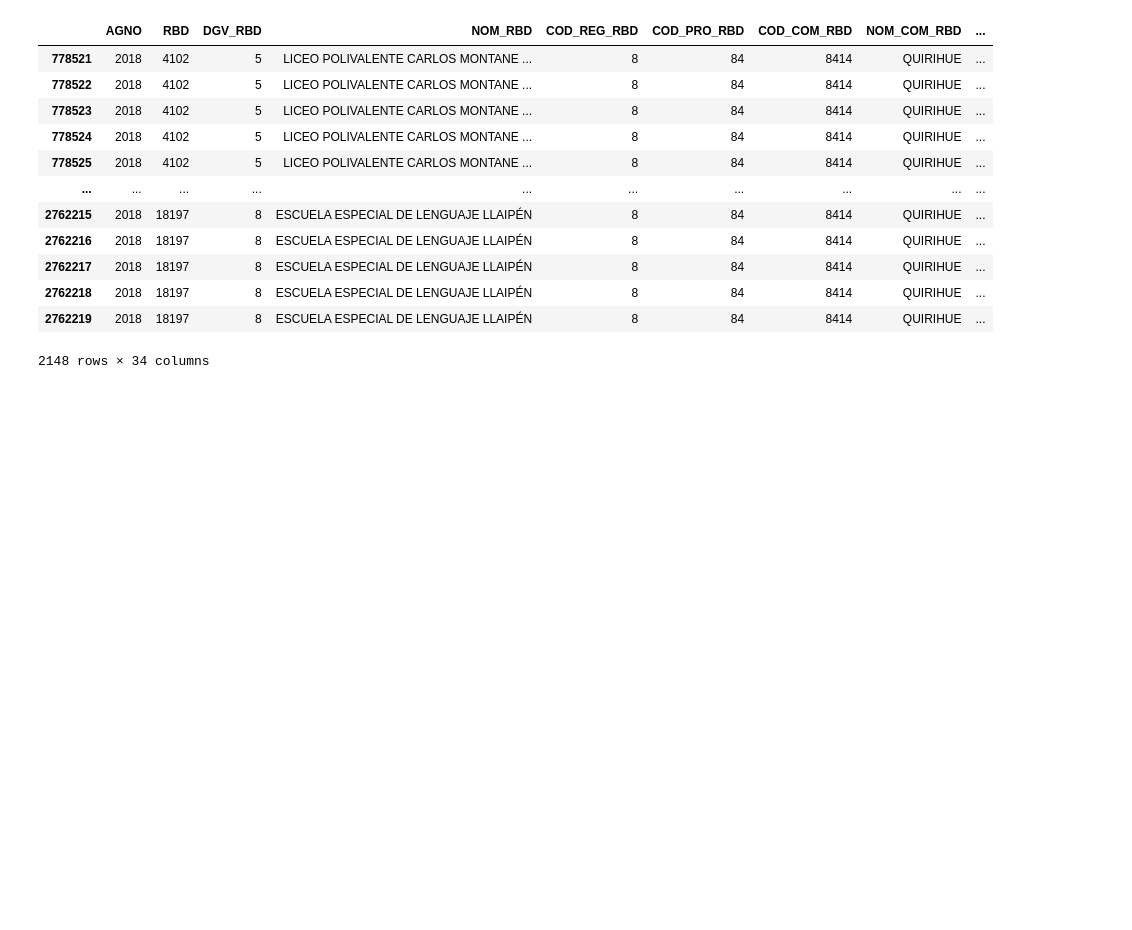
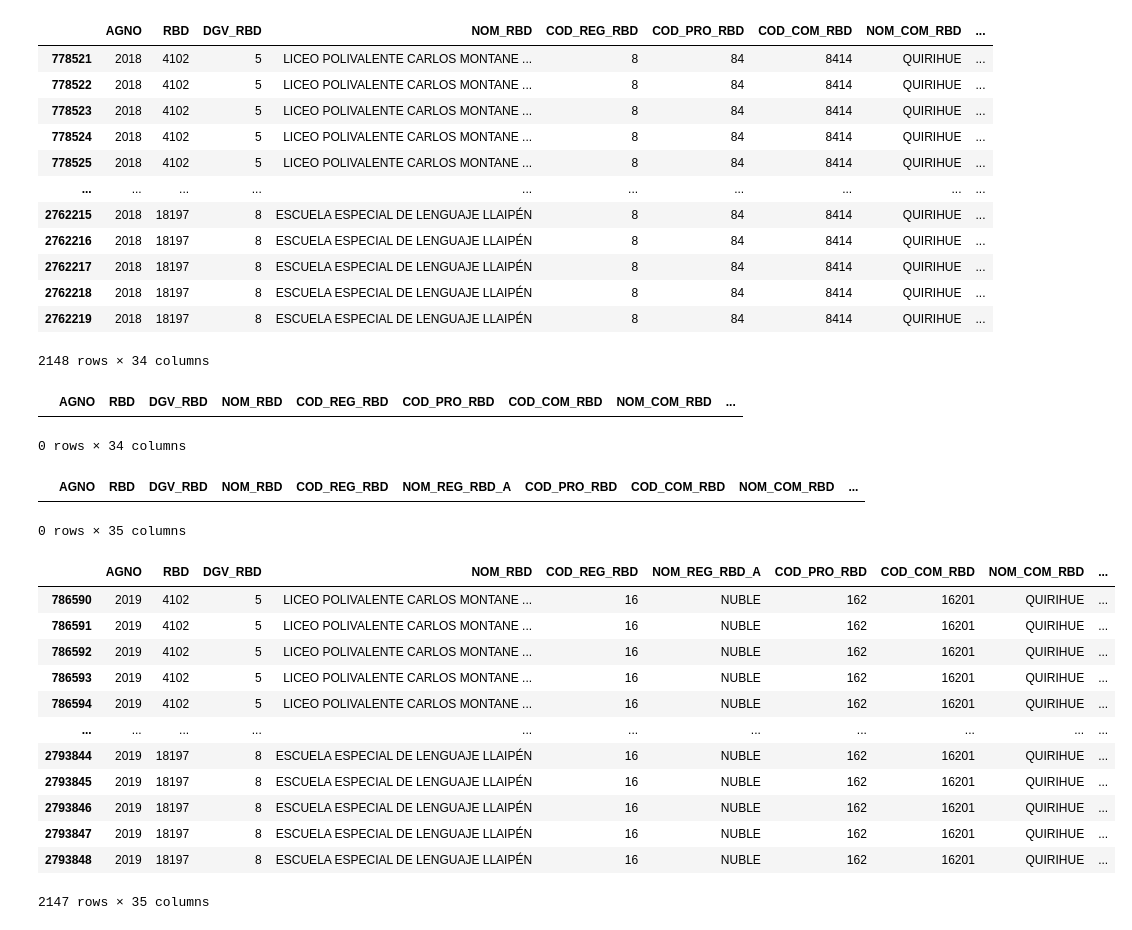
Before and after one commit to davidlealo/desercion-escolar, a Jupyter notebook: test_rf_bases.ipynb, the cells around one changed output. Saved outputs shown, nothing was run; the diff lists cells and outputs as text; code cells hidden in the pictures; blank space fills up the shorter version.

```diff
--- a/test_rf_bases.ipynb
+++ b/test_rf_bases.ipynb
@@ -1002,3 +1002,34 @@ comuna
 2148 rows × 34 columns
 # %%
 # La comuna de QUIRIHUE cambia de 8414 a 16201 posterior a la crecaión de la región de Ñuble
+comuna = matricula2018[matricula2018['COD_COM_RBD'] == 16201]
+comuna
+# %% [output]
+|  | AGNO | RBD | DGV_RBD | NOM_RBD | COD_REG_RBD | COD_PRO_RBD | COD_COM_RBD | NOM_COM_RBD | ... |
+0 rows × 34 columns
+# %%
+# Importar matricula 2019
+matricula2019 = pd.read_csv('data/matriculas/2019/m2019.csv', sep=';')
+
+comuna = matricula2019[matricula2019['COD_COM_RBD'] == 8414]
+comuna
+# %% [output]
+|  | AGNO | RBD | DGV_RBD | NOM_RBD | COD_REG_RBD | NOM_REG_RBD_A | COD_PRO_RBD | COD_COM_RBD | NOM_COM_RBD | ... |
+0 rows × 35 columns
+# %%
+comuna = matricula2019[matricula2019['COD_COM_RBD'] == 16201]
+comuna
+# %% [output]
+|  | AGNO | RBD | DGV_RBD | NOM_RBD | COD_REG_RBD | NOM_REG_RBD_A | COD_PRO_RBD | COD_COM_RBD | NOM_COM_RBD | ... |
+| 786590 | 2019 | 4102 | 5 | LICEO POLIVALENTE CARLOS MONTANE ... | 16 | NUBLE | 162 | 16201 | QUIRIHUE | ... |
+| 786591 | 2019 | 4102 | 5 | LICEO POLIVALENTE CARLOS MONTANE ... | 16 | NUBLE | 162 | 16201 | QUIRIHUE | ... |
+| 786592 | 2019 | 4102 | 5 | LICEO POLIVALENTE CARLOS MONTANE ... | 16 | NUBLE | 162 | 16201 | QUIRIHUE | ... |
+| 786593 | 2019 | 4102 | 5 | LICEO POLIVALENTE CARLOS MONTANE ... | 16 | NUBLE | 162 | 16201 | QUIRIHUE | ... |
+| 786594 | 2019 | 4102 | 5 | LICEO POLIVALENTE CARLOS MONTANE ... | 16 | NUBLE | 162 | 16201 | QUIRIHUE | ... |
+| ... | ... | ... | ... | ... | ... | ... | ... | ... | ... | ... |
+| 2793844 | 2019 | 18197 | 8 | ESCUELA ESPECIAL DE LENGUAJE LLAIPÉN | 16 | NUBLE | 162 | 16201 | QUIRIHUE | ... |
+| 2793845 | 2019 | 18197 | 8 | ESCUELA ESPECIAL DE LENGUAJE LLAIPÉN | 16 | NUBLE | 162 | 16201 | QUIRIHUE | ... |
+| 2793846 | 2019 | 18197 | 8 | ESCUELA ESPECIAL DE LENGUAJE LLAIPÉN | 16 | NUBLE | 162 | 16201 | QUIRIHUE | ... |
+| 2793847 | 2019 | 18197 | 8 | ESCUELA ESPECIAL DE LENGUAJE LLAIPÉN | 16 | NUBLE | 162 | 16201 | QUIRIHUE | ... |
+| 2793848 | 2019 | 18197 | 8 | ESCUELA ESPECIAL DE LENGUAJE LLAIPÉN | 16 | NUBLE | 162 | 16201 | QUIRIHUE | ... |
+2147 rows × 35 columns
```
